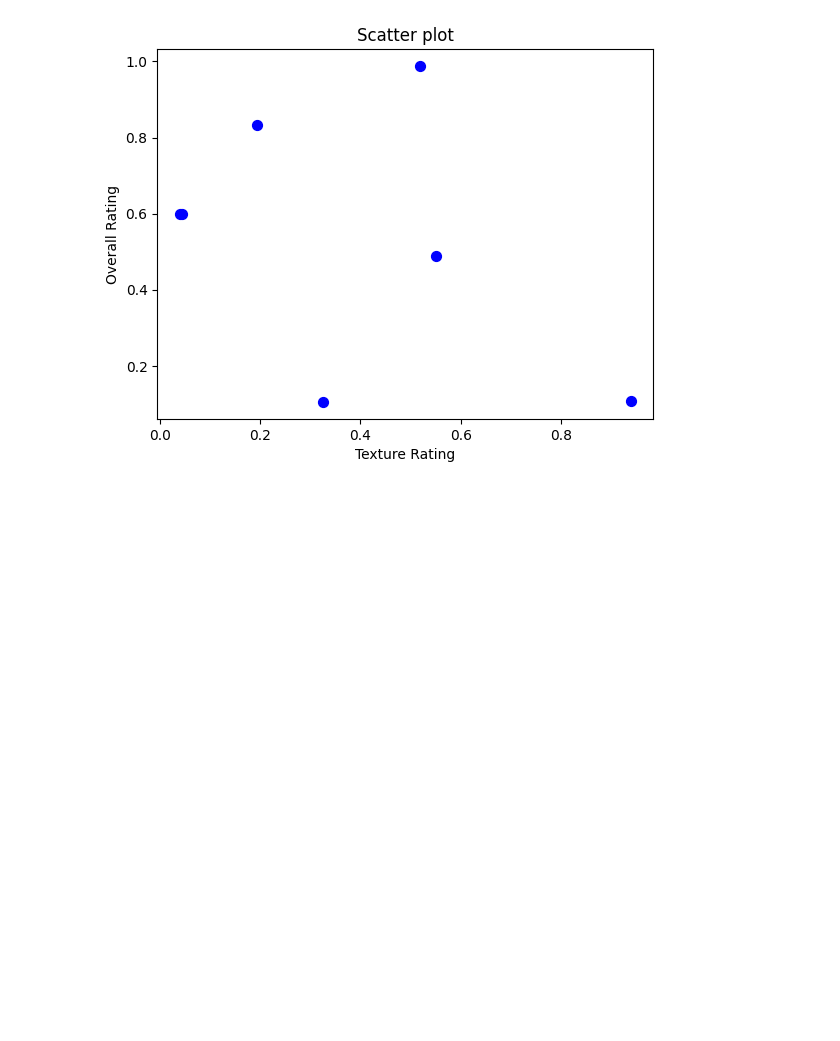
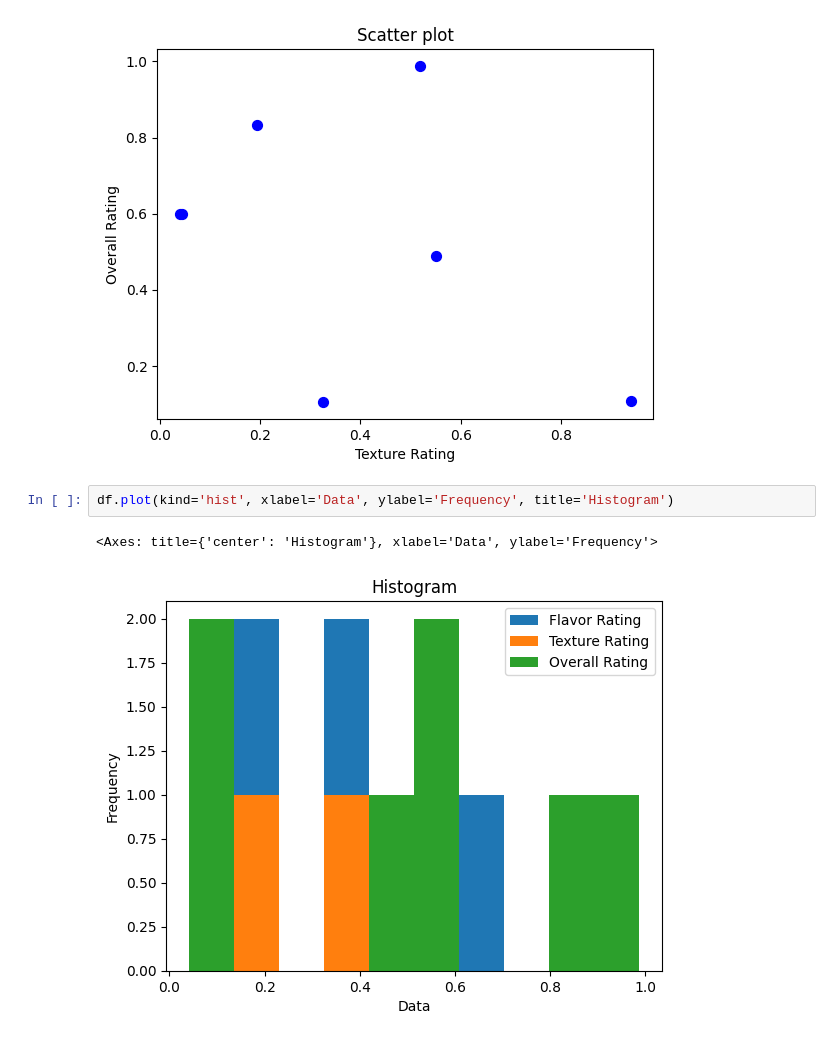
Before and after one commit to itspriyambhattacharya/pandas_learning, a Jupyter notebook: phase6_data_cleaning.ipynb, the cells around one changed output. Saved outputs shown, nothing was run; the diff lists cells and outputs as text; blank space fills up the shorter version.

Commit message:
Implemented Histogram

```diff
--- a/phase6_data_cleaning.ipynb
+++ b/phase6_data_cleaning.ipynb
@@ -64,3 +64,8 @@ df.plot(kind='scatter',x='Texture Rating', y='Overall Rating', title='Scatter pl
 # %% [output]
 <Axes: title={'center': 'Scatter plot'}, xlabel='Texture Rating', ylabel='Overall Rating'>
 [figure]
+# %%
+df.plot(kind='hist', xlabel='Data', ylabel='Frequency', title='Histogram')
+# %% [output]
+<Axes: title={'center': 'Histogram'}, xlabel='Data', ylabel='Frequency'>
+[figure, added]
```
